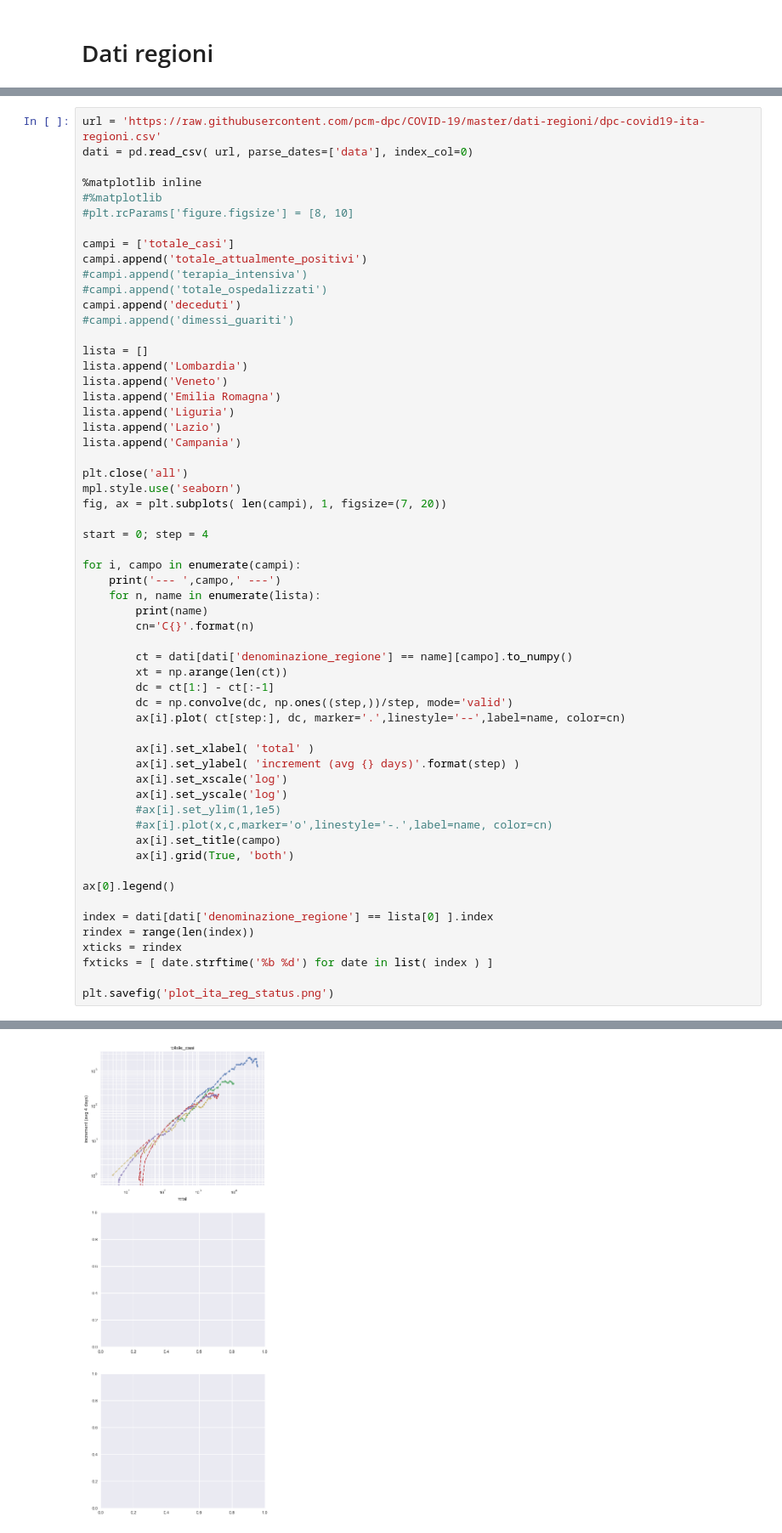
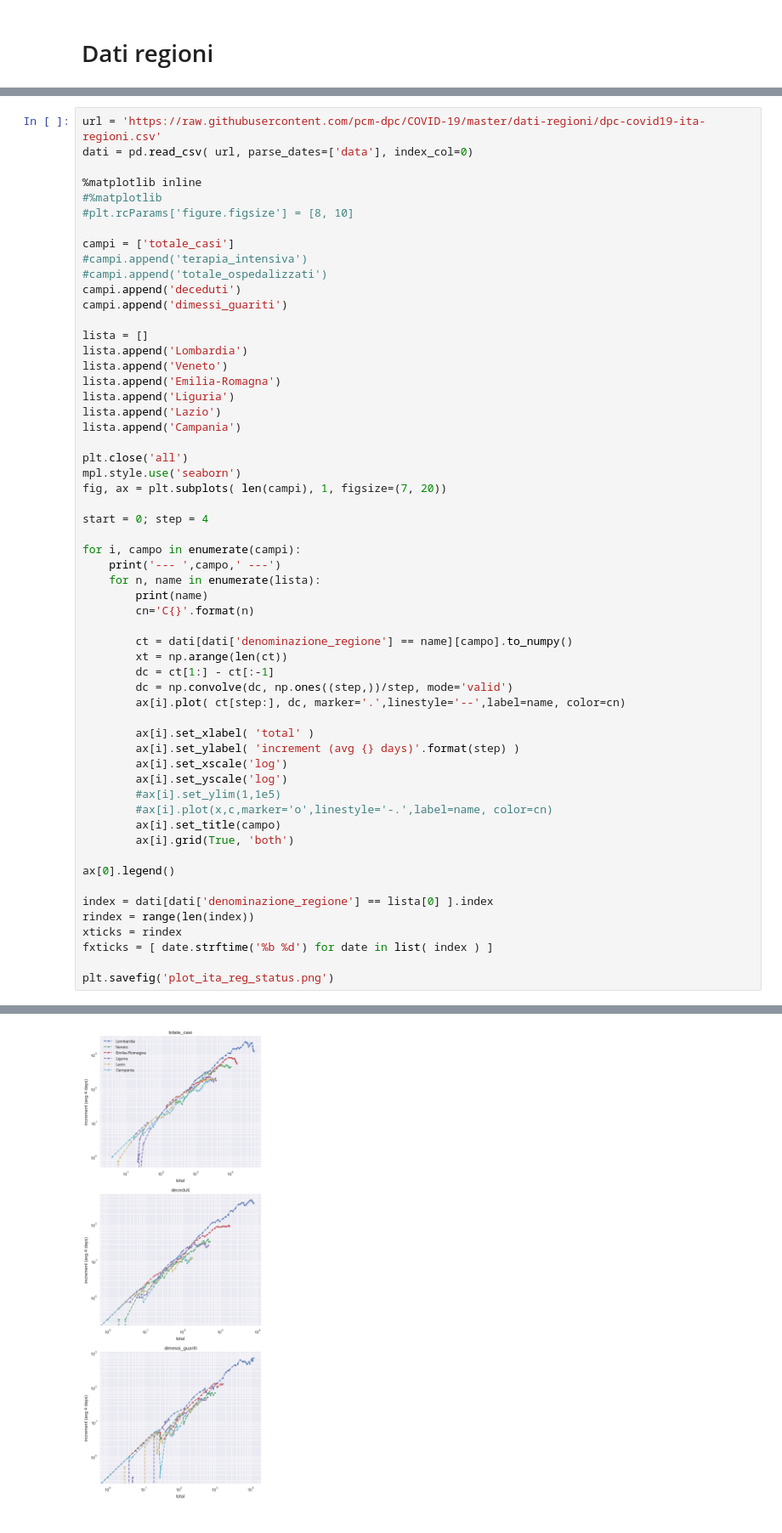
Before and after one commit to zenandrea/COVID-19_plots, a Jupyter notebook: plot_ita.ipynb, the cells around one changed output, grey strips where cells are left out. Shown at 85% size. Drawn from its saved outputs; the diff is of its cells as text.

```diff
--- a/plot_ita.ipynb
+++ b/plot_ita.ipynb
@@ -436,16 +436,15 @@ dati = pd.read_csv( url, parse_dates=['data'], index_col=0)
 #plt.rcParams['figure.figsize'] = [8, 10]
 
 campi = ['totale_casi']
-campi.append('totale_attualmente_positivi')
 #campi.append('terapia_intensiva')
 #campi.append('totale_ospedalizzati')
 campi.append('deceduti')
-#campi.append('dimessi_guariti')
+campi.append('dimessi_guariti')
 
 lista = []
 lista.append('Lombardia')
 lista.append('Veneto')
-lista.append('Emilia Romagna')
+lista.append('Emilia-Romagna')
 lista.append('Liguria')
 lista.append('Lazio')
 lista.append('Campania')
@@ -498 +505 @@ KeyError: 'totale_attualmente_positivi'
-[figure, old version]
+[figure, new version]
```
Also changed, not shown: parts of 8 cells of this notebook, 9 other files.
